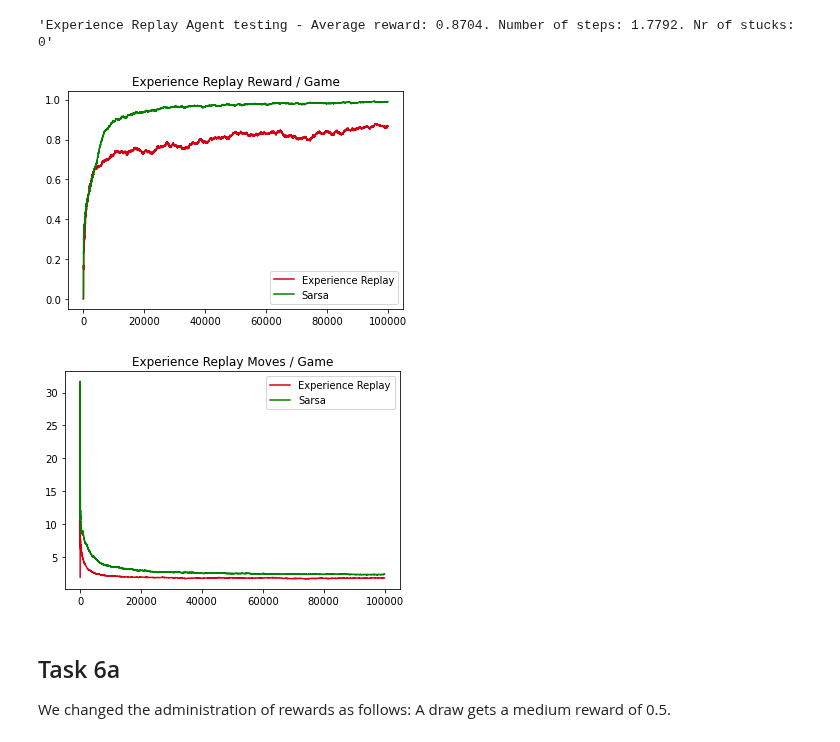
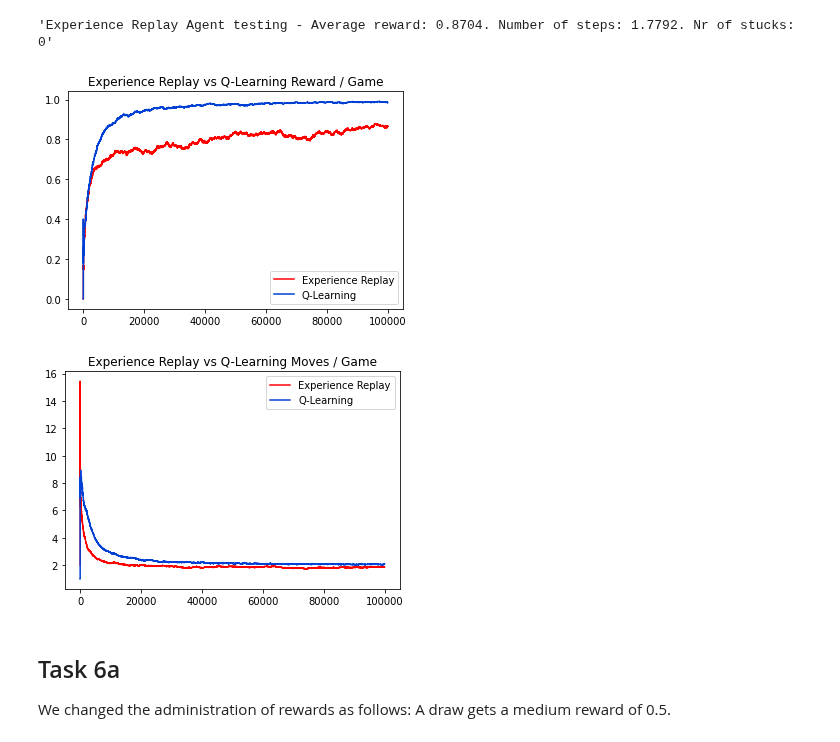
Before and after one commit to thommann/ItRL, a Jupyter notebook: AssignmentFiles/Assignment.ipynb, the cells around one changed output. Saved outputs shown, nothing was run; the diff lists cells and outputs as text; code cells hidden in the pictures.

```diff
--- a/AssignmentFiles/Assignment.ipynb
+++ b/AssignmentFiles/Assignment.ipynb
@@ -36,10 +22,10 @@ NUMBER_OF_TEST_EPISODES = 5000
 SARSA_COLOR="#008000"
 ADAPTED_SARSA_COLOR="#00d435"
 QLEARNING_COLOR="#0040d4"
-REDUCED_QLEARNING_COLOR="#0078d4"
-REPLAY_COLOR="#d40012"
-RMSPROP_REPLAY_COLOR= "#c96787"
-IMPROVED_REPLAY_COLOR="#ff0d92"
+REDUCED_QLEARNING_COLOR="#009BD4"
+REPLAY_COLOR="#FF0000"
+RMSPROP_REPLAY_COLOR= "#CD2B00"
+IMPROVED_REPLAY_COLOR="#9B0303"
 # %%
 matplotlib.rcParams['figure.figsize'] = [6, 4]
 # %% [markdown]
@@ -509,8 +495,8 @@ def qlearn(environment, network, number_of_episodes, epsilon, B, y):
 ## INITALISE YOUR NEURAL NETWORK...
 network_qlearn = Network(hidden_layer=256, input_dim=regular_input_size, output_dim=regular_n_possible_actions, eta=0.02)
 # %%
-qlearn_count, qlearn_rewards = qlearn(environment=regular_chess_environment, network=network_qlearn, number_of_episodes=NUMBER_OF_EPISODES, epsilon=0.4, B=0.0001, y=0.7)
-f'Adapted Q-Learning Agent training - Average reward: {np.mean(qlearn_rewards)}. Number of steps: {np.mean(qlearn_count)}'
+qlearn_moves, qlearn_rewards = qlearn(environment=regular_chess_environment, network=network_qlearn, number_of_episodes=NUMBER_OF_EPISODES, epsilon=0.4, B=0.0001, y=0.7)
+f'Adapted Q-Learning Agent training - Average reward: {np.mean(qlearn_rewards)}. Number of steps: {np.mean(qlearn_moves)}'
 # %% [output]
 Ep.: 99900, epsilon: 0.036, moves: 2.14
 'Adapted Q-Learning Agent training - Average reward: 0.9526. Number of steps: 2.35285'
@@ -533,5 +519,5 @@ plt.show()
 # %%
-qlearn_ema_moves = pd.DataFrame(qlearn_count).ewm(halflife=1000).mean()
+qlearn_ema_moves = pd.DataFrame(qlearn_moves).ewm(halflife=1000).mean()
 plt.figure()
 plt.title("Adapted Q-Learning Moves / Game")
 plt.plot(qlearn_ema_moves, label="Q-Learnng", color=QLEARNING_COLOR)
@@ -635,25 +621,25 @@ f'Experience Replay Agent testing - Average reward: {np.mean(rewards_er_test)}.
 # %%
 replay_ema_reward = pd.DataFrame(replay_rewards).ewm(halflife=1000).mean()
 plt.figure()
-plt.title("Experience Replay Reward / Game")
+plt.title("Experience Replay vs Q-Learning Reward / Game")
 plt.plot(replay_ema_reward, label="Experience Replay", color=REPLAY_COLOR)
-plt.plot(sarsa_ema_reward, label="Sarsa", color=SARSA_COLOR)
+plt.plot(qlearn_ema_reward, label="Q-Learning", color=QLEARNING_COLOR)
 plt.legend()
 plt.savefig("replay_reward.pdf")
 plt.show()
 # %% [output]
-[figure, old version]
+[figure, new version]
 # %%
 replay_ema_moves = pd.DataFrame(replay_count).ewm(halflife=1000).mean()
 plt.figure()
-plt.title("Experience Replay Moves / Game")
+plt.title("Experience Replay vs Q-Learning Moves / Game")
 plt.plot(replay_ema_moves, label="Experience Replay", color=REPLAY_COLOR)
-plt.plot(sarsa_ema_moves, label="Sarsa", color=SARSA_COLOR)
+plt.plot(qlearn_ema_moves, label="Q-Learning", color=QLEARNING_COLOR)
 plt.legend()
 plt.savefig("replay_moves.pdf")
 plt.show()
 # %% [output]
-[figure, old version]
+[figure, new version]
 # %% [markdown]
 ## Task 6a
 We changed the administration of rewards as follows: A draw gets a medium reward of 0.5.
```
Also changed, not shown: parts of 16 cells of this notebook, 16 other files.
